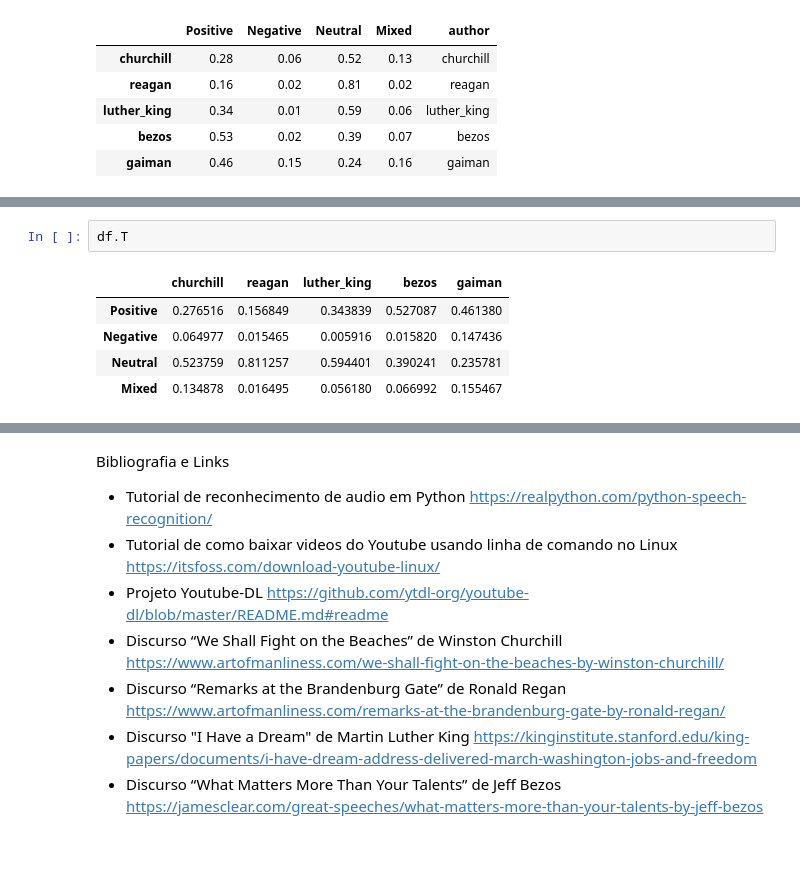
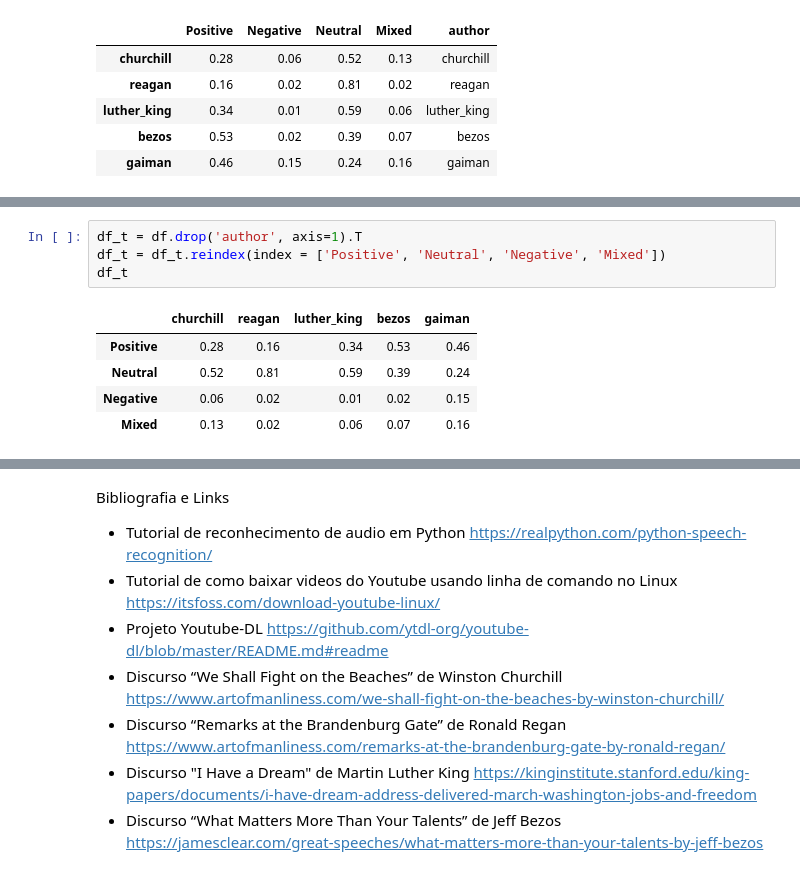
Before and after one commit to GabrielSGoncalves/nlp_aws, a Jupyter notebook: NLP_usando_AWS.ipynb, the cells around one changed output, grey strips where cells are left out. Saved outputs shown, nothing was run; the diff lists cells and outputs as text.

```diff
--- a/NLP_usando_AWS.ipynb
+++ b/NLP_usando_AWS.ipynb
@@ -472,11 +472,13 @@ sns_plot.savefig("barplot.png", dpi=600, orientation ='landscape')
-# %%
-df.T
-# %% [output]
-|  | churchill | reagan | luther_king | bezos | gaiman |
-| Positive | 0.276516 | 0.156849 | 0.343839 | 0.527087 | 0.461380 |
-| Negative | 0.064977 | 0.015465 | 0.005916 | 0.015820 | 0.147436 |
-| Neutral | 0.523759 | 0.811257 | 0.594401 | 0.390241 | 0.235781 |
-| Mixed | 0.134878 | 0.016495 | 0.056180 | 0.066992 | 0.155467 |
+# %%
+df_t = df.drop('author', axis=1).T
+df_t = df_t.reindex(index = ['Positive', 'Neutral', 'Negative', 'Mixed'])
+df_t
+# %% [output]
+|  | churchill | reagan | luther_king | bezos | gaiman |
+| Positive | 0.28 | 0.16 | 0.34 | 0.53 | 0.46 |
+| Neutral | 0.52 | 0.81 | 0.59 | 0.39 | 0.24 |
+| Negative | 0.06 | 0.02 | 0.01 | 0.02 | 0.15 |
+| Mixed | 0.13 | 0.02 | 0.06 | 0.07 | 0.16 |
 # %%
 # Libraries
 import matplotlib.pyplot as plt
```
Also changed, not shown: parts of 18 cells of this notebook.
